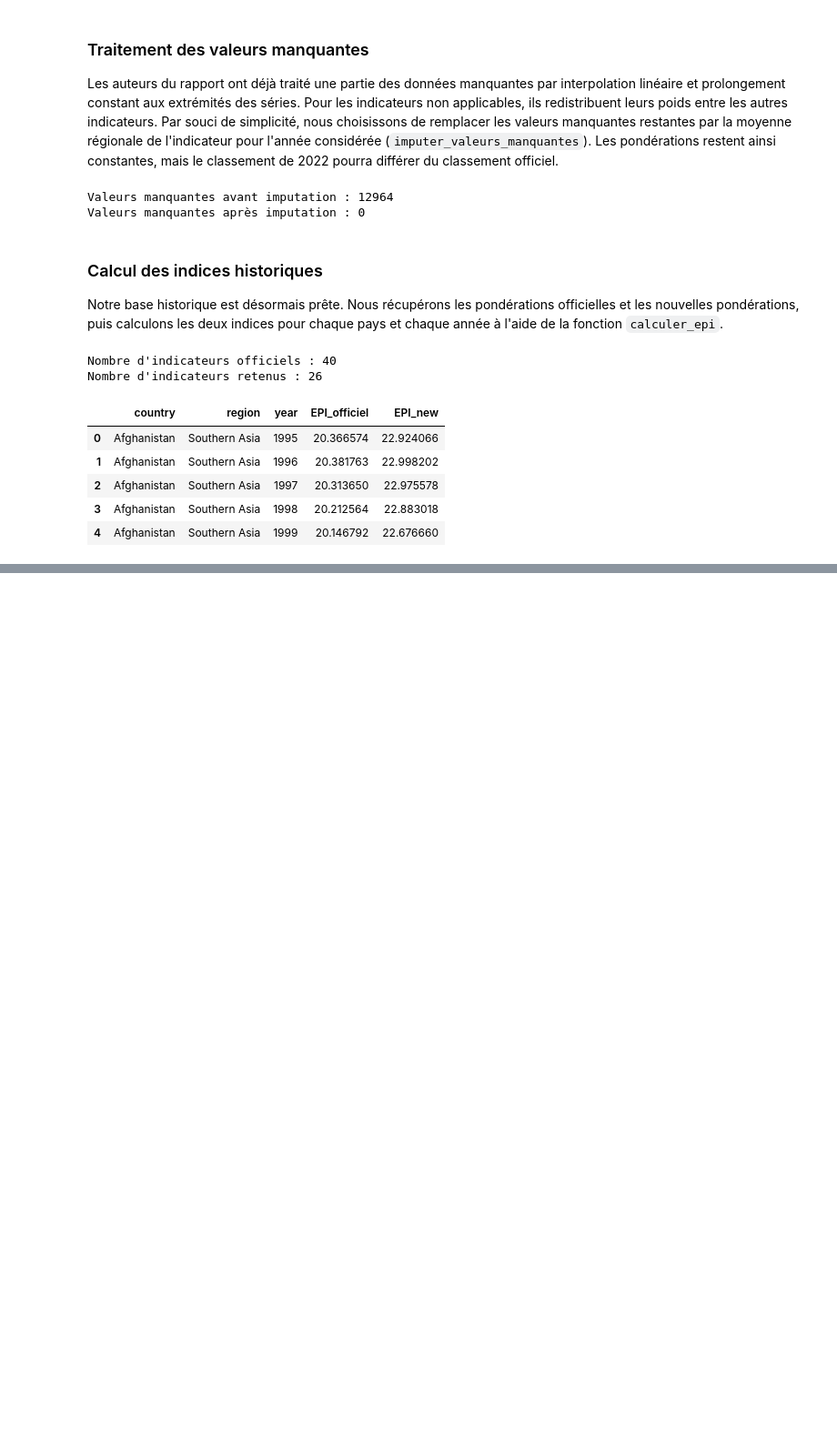
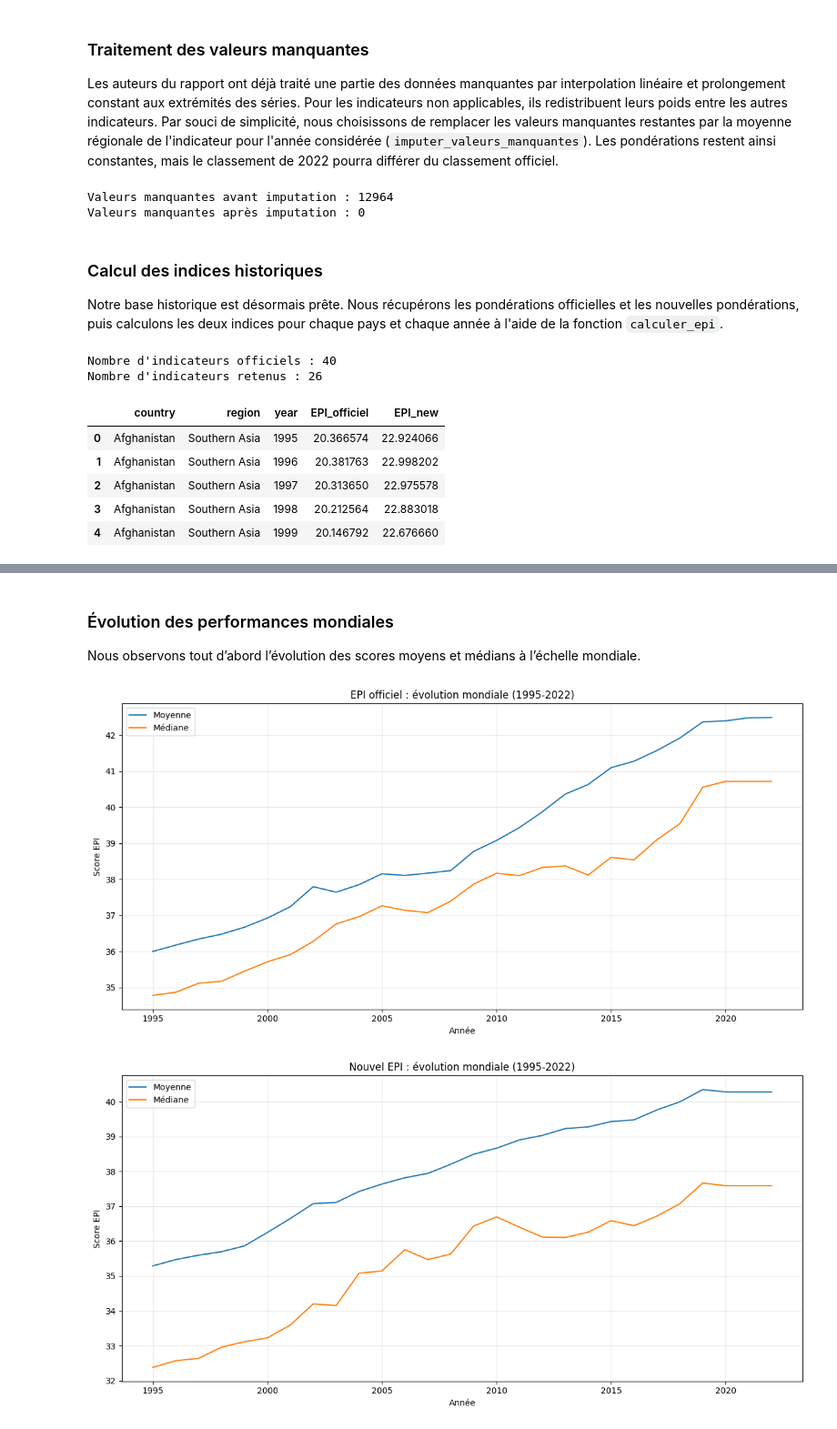
Before and after one commit to Giorgi56/pydata_ENSAE, a Jupyter notebook: partie_III.ipynb, the cells around one changed output, grey strips where cells are left out. Shown at 91% size. Cells and saved outputs as stored; diff of their text form; code cells hidden in the pictures; blank space fills up the shorter version.

```diff
--- a/partie_III.ipynb
+++ b/partie_III.ipynb
@@ -105,0 +141,15 @@ Nombre d'indicateurs retenus : 26
+# %% [markdown]
+### Évolution des performances mondiales
+
+Nous observons tout d’abord l’évolution des scores moyens et médians à l’échelle mondiale.
+# %%
+graphique_evolution_epi_moyen_median_mondial(
+    df_final, "EPI officiel", "EPI_officiel"
+)
+
+graphique_evolution_epi_moyen_median_mondial(
+    df_final, "Nouvel EPI", "EPI_new"
+)
+# %% [output]
+[figure, added]
+[figure, added]
```
Also changed, not shown: parts of 15 cells of this notebook, 2 other files.
